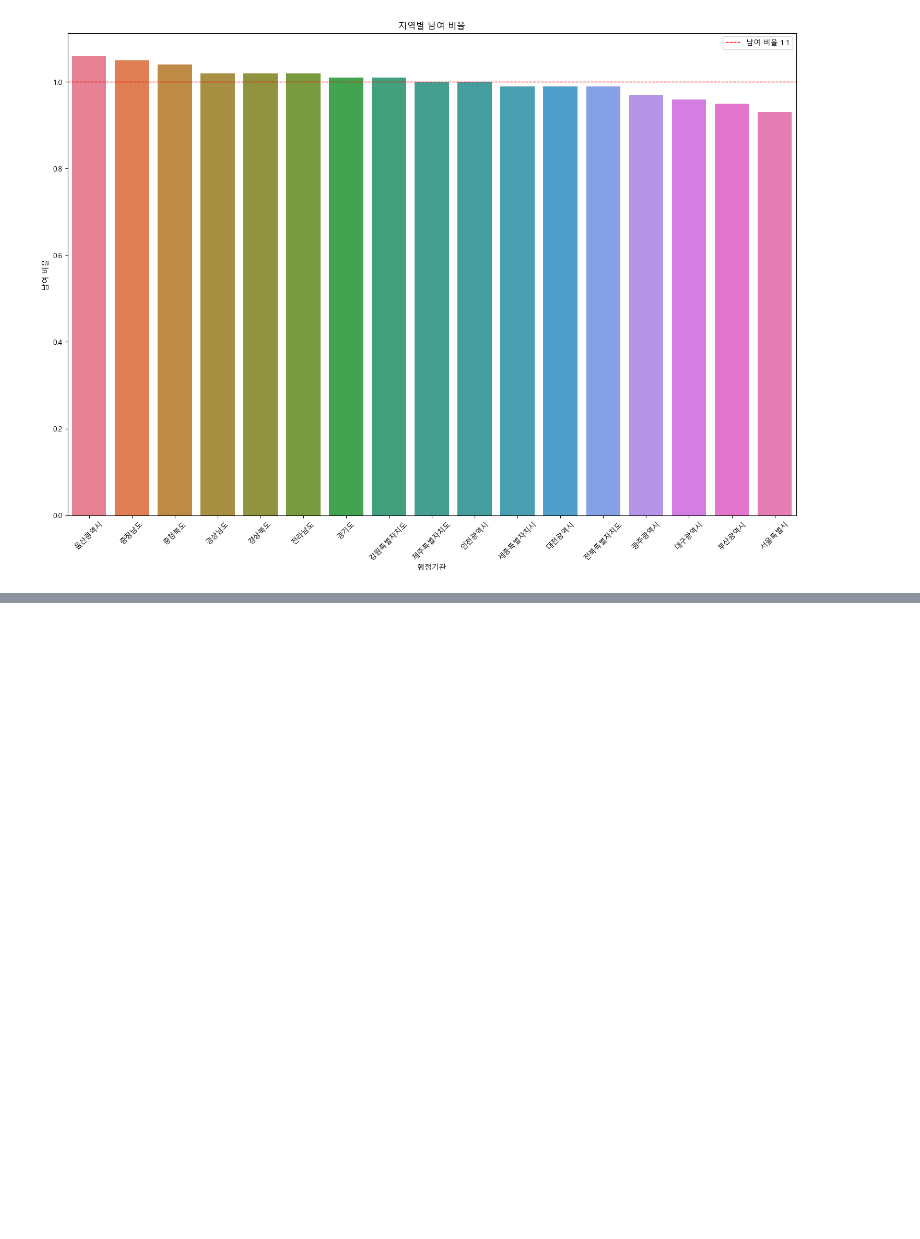
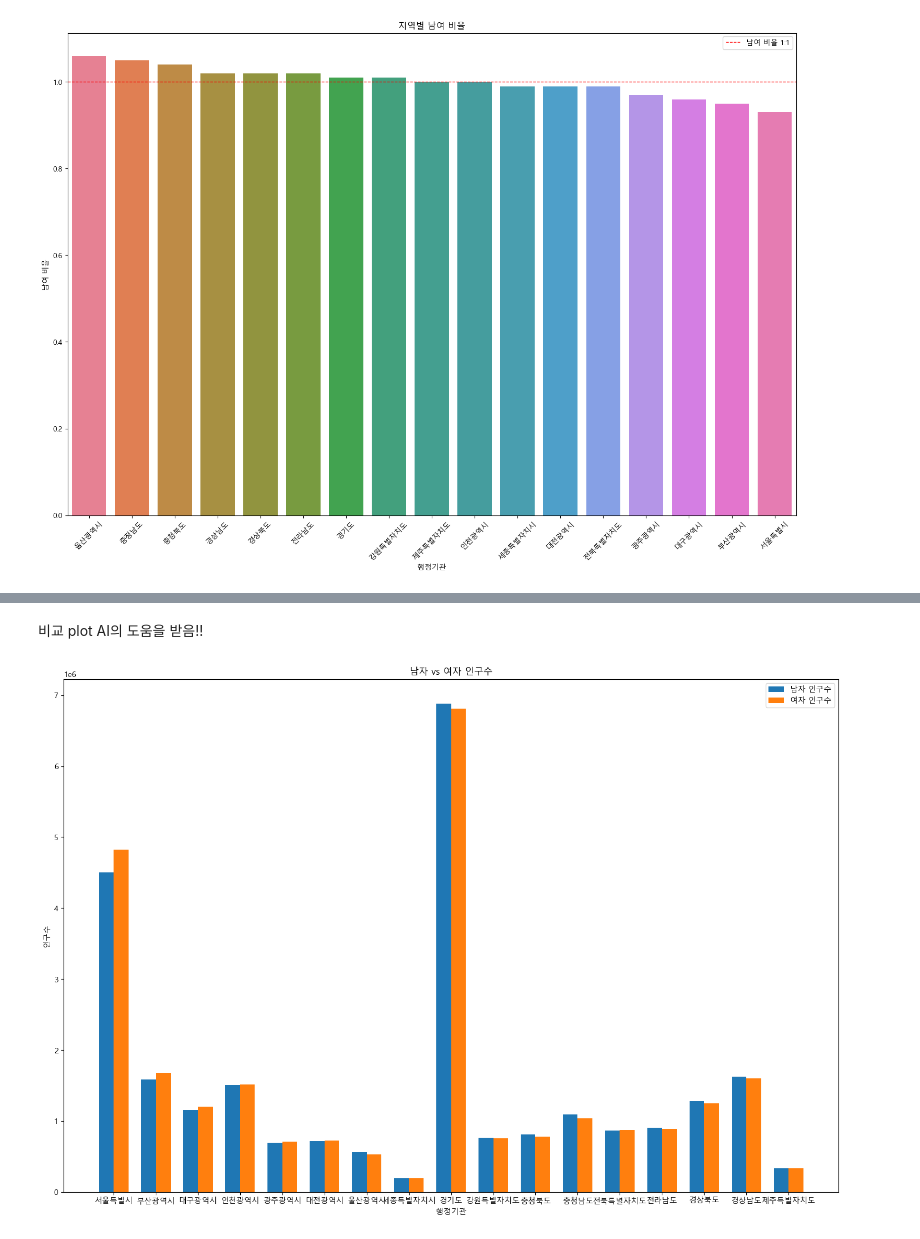
Before and after one commit to Suby201/Webscraping_Prac, a Jupyter notebook: 04_인구현황분석.ipynb, the cells around one changed output, grey strips where cells are left out. Drawn from its saved outputs; the diff is of its cells as text; code cells hidden in the pictures; blank space fills up the shorter version.

```diff
--- a/04_인구현황분석.ipynb
+++ b/04_인구현황분석.ipynb
@@ -100,0 +166,25 @@ make_plot('남여 비율')
+# %% [markdown]
+비교 plot AI의 도움을 받음!!
+# %%
+
+data3 = data1[['행정기관','남자 인구수','여자 인구수']]
+x = np.arange(len(data3['행정기관']))  # x축 위치
+width = 0.35  # 막대 너비
+
+
+fig, ax = plt.subplots()
+fig.set_size_inches(18,12)
+bar1 = ax.bar(x - width/2, data3['남자 인구수'], width, label='남자 인구수')
+bar2 = ax.bar(x + width/2, data3['여자 인구수'], width, label='여자 인구수')
+
+# # 그래프 설정
+ax.set_xlabel('행정기관')
+ax.set_ylabel('인구수')
+ax.set_title('남자 vs 여자 인구수')
+ax.set_xticks(x)
+ax.set_xticklabels(data3['행정기관'])
+ax.legend()
+
+plt.show()
+# %% [output]
+[figure, added]
```
Also changed, not shown: parts of 6 cells of this notebook.
